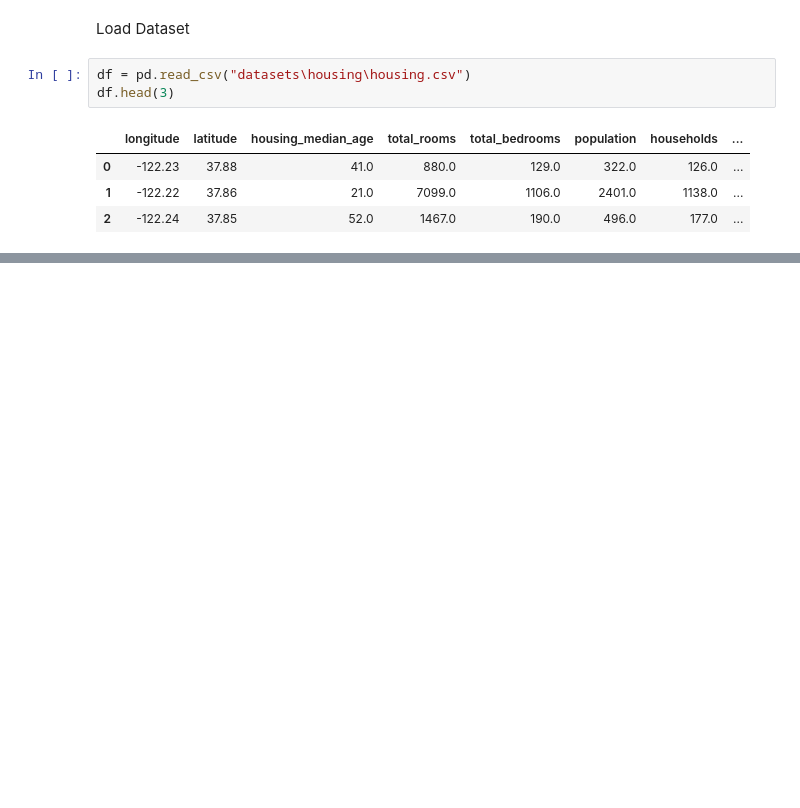
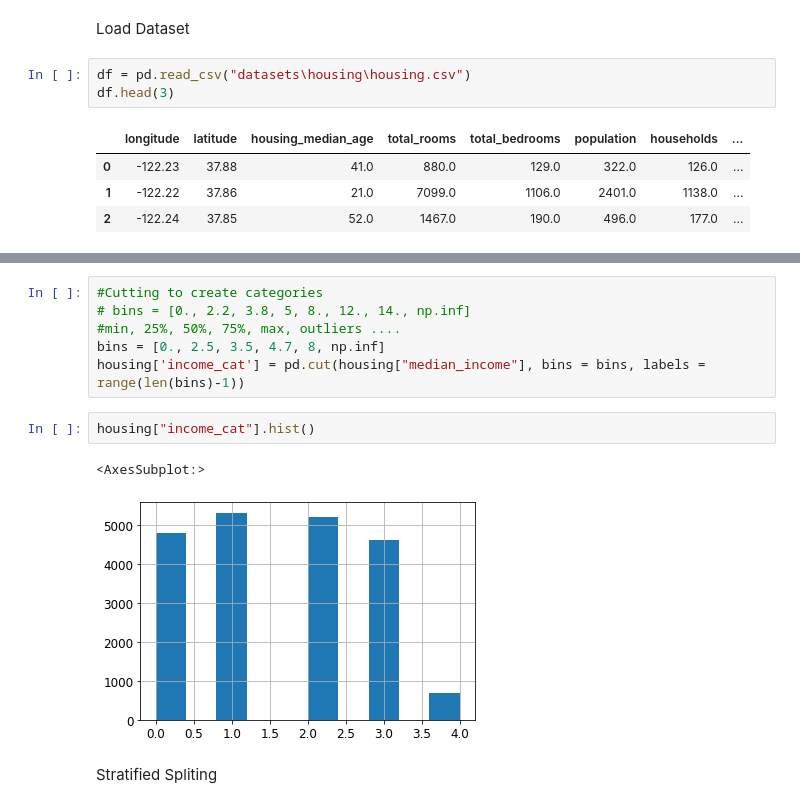
Before and after one commit to MaudDK/ML-Calfornia-Housing-Dataset-Geron, a Jupyter notebook: explore.ipynb, the cells around one changed output, grey strips where cells are left out. Drawn from its saved outputs; the diff is of its cells as text; blank space fills up the shorter version.

Commit message:
Added Stratified Shuffling

```diff
--- a/explore.ipynb
+++ b/explore.ipynb
@@ -36,0 +131,13 @@ df.head(3)
+# %%
+#Cutting to create categories
+# bins = [0., 2.2, 3.8, 5, 8., 12., 14., np.inf]
+#min, 25%, 50%, 75%, max, outliers ....
+bins = [0., 2.5, 3.5, 4.7, 8, np.inf]
+housing['income_cat'] = pd.cut(housing["median_income"], bins = bins, labels = range(len(bins)-1))
+# %%
+housing["income_cat"].hist()
+# %% [output]
+<AxesSubplot:>
+[figure, added]
+# %% [markdown]
+Stratified Spliting
```
Also changed, not shown: parts of 19 cells of this notebook.
